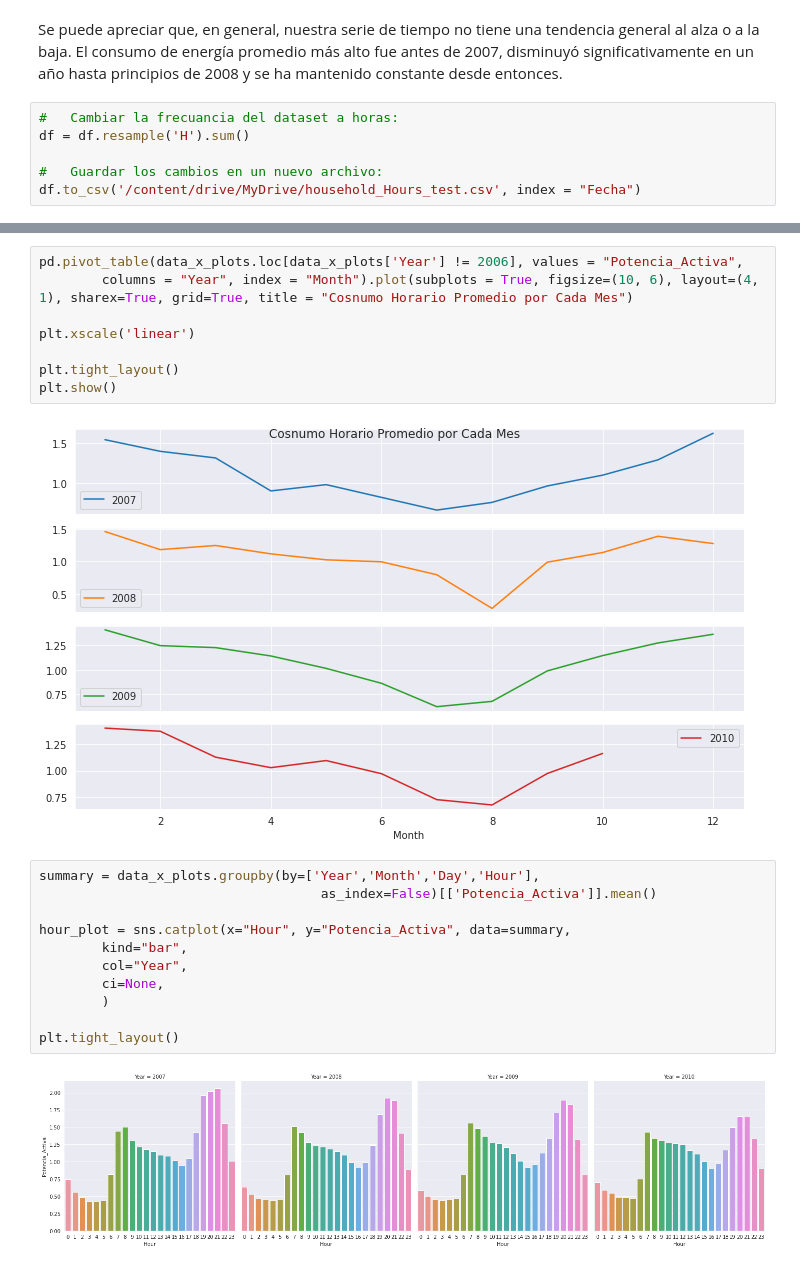
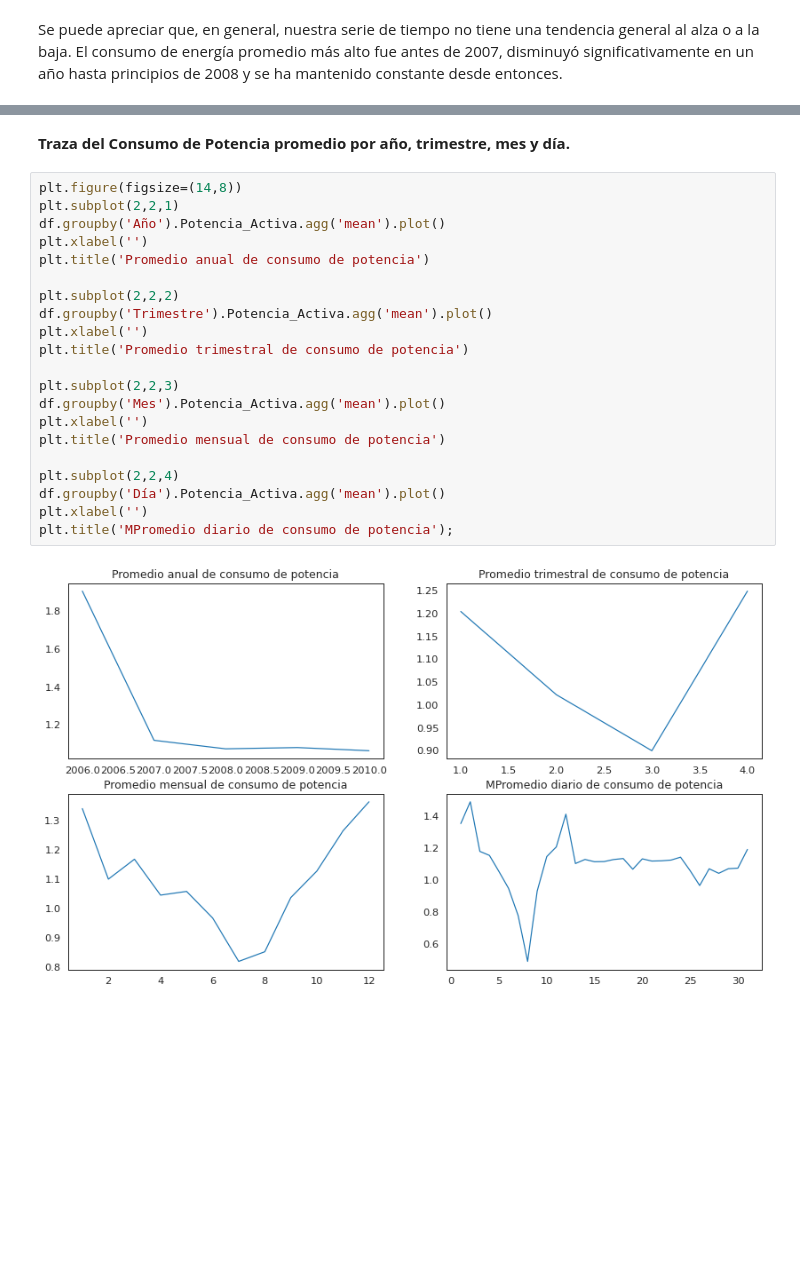
Before and after one commit to XLDiaz/MLearning_HEConsumption, a Jupyter notebook: Limpieza_de_Datos_y_Visualizaciones.ipynb, the cells around one changed output, grey strips where cells are left out. Saved outputs shown, nothing was run; the diff lists cells and outputs as text; blank space fills up the shorter version.

```diff
--- a/Limpieza_de_Datos_y_Visualizaciones.ipynb
+++ b/Limpieza_de_Datos_y_Visualizaciones.ipynb
@@ -229,8 +231,2 @@ ax4.tick_params(axis='both', which='major');
 # %% [markdown]
 Se puede apreciar que, en general, nuestra serie de tiempo no tiene una tendencia general al alza o a la baja. El consumo de energía promedio más alto fue antes de 2007, disminuyó significativamente en un año hasta principios de 2008 y se ha mantenido constante desde entonces.
-# %%
-#   Cambiar la frecuancia del dataset a horas:
-df = df.resample('H').sum()
-
-#   Guardar los cambios en un nuevo archivo:
-df.to_csv('/content/drive/MyDrive/household_Hours_test.csv', index = "Fecha")
@@ -259,23 +233,25 @@ data_x_plots.insert(5, 'Hour',data_x_plots['Dates'].dt.hour)
-# %%
-pd.pivot_table(data_x_plots.loc[data_x_plots['Year'] != 2006], values = "Potencia_Activa",
-        columns = "Year", index = "Month").plot(subplots = True, figsize=(10, 6), layout=(4, 1), sharex=True, grid=True, title = "Cosnumo Horario Promedio por Cada Mes")
-
-plt.xscale('linear')
-
-plt.tight_layout()
-plt.show()
-# %% [output]
-[figure, removed]
-# %%
-summary = data_x_plots.groupby(by=['Year','Month','Day','Hour'],
-                                    as_index=False)[['Potencia_Activa']].mean()
-
-hour_plot = sns.catplot(x="Hour", y="Potencia_Activa", data=summary,
-        kind="bar",
-        col="Year",
-        ci=None,
-        )
-
-plt.tight_layout()
-# %% [output]
-[figure, removed]
+# %% [markdown]
+**Traza del Consumo de Potencia promedio por año, trimestre, mes y día.**
+# %%
+plt.figure(figsize=(14,8))
+plt.subplot(2,2,1)
+df.groupby('Año').Potencia_Activa.agg('mean').plot()
+plt.xlabel('')
+plt.title('Promedio anual de consumo de potencia')
+
+plt.subplot(2,2,2)
+df.groupby('Trimestre').Potencia_Activa.agg('mean').plot()
+plt.xlabel('')
+plt.title('Promedio trimestral de consumo de potencia')
+
+plt.subplot(2,2,3)
+df.groupby('Mes').Potencia_Activa.agg('mean').plot()
+plt.xlabel('')
+plt.title('Promedio mensual de consumo de potencia')
+
+plt.subplot(2,2,4)
+df.groupby('Día').Potencia_Activa.agg('mean').plot()
+plt.xlabel('')
+plt.title('MPromedio diario de consumo de potencia');
+# %% [output]
+[figure, added]
```
Also changed, not shown: parts of 18 cells of this notebook.
